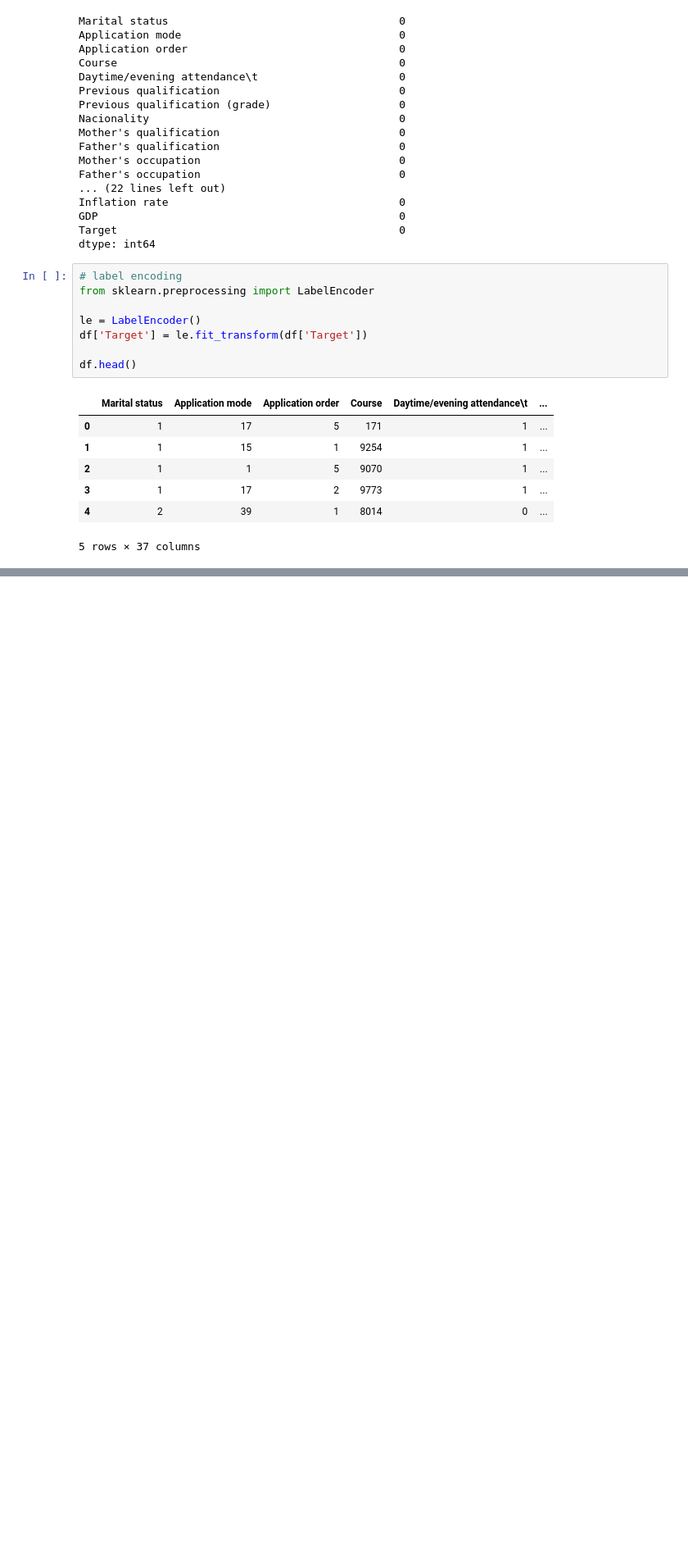
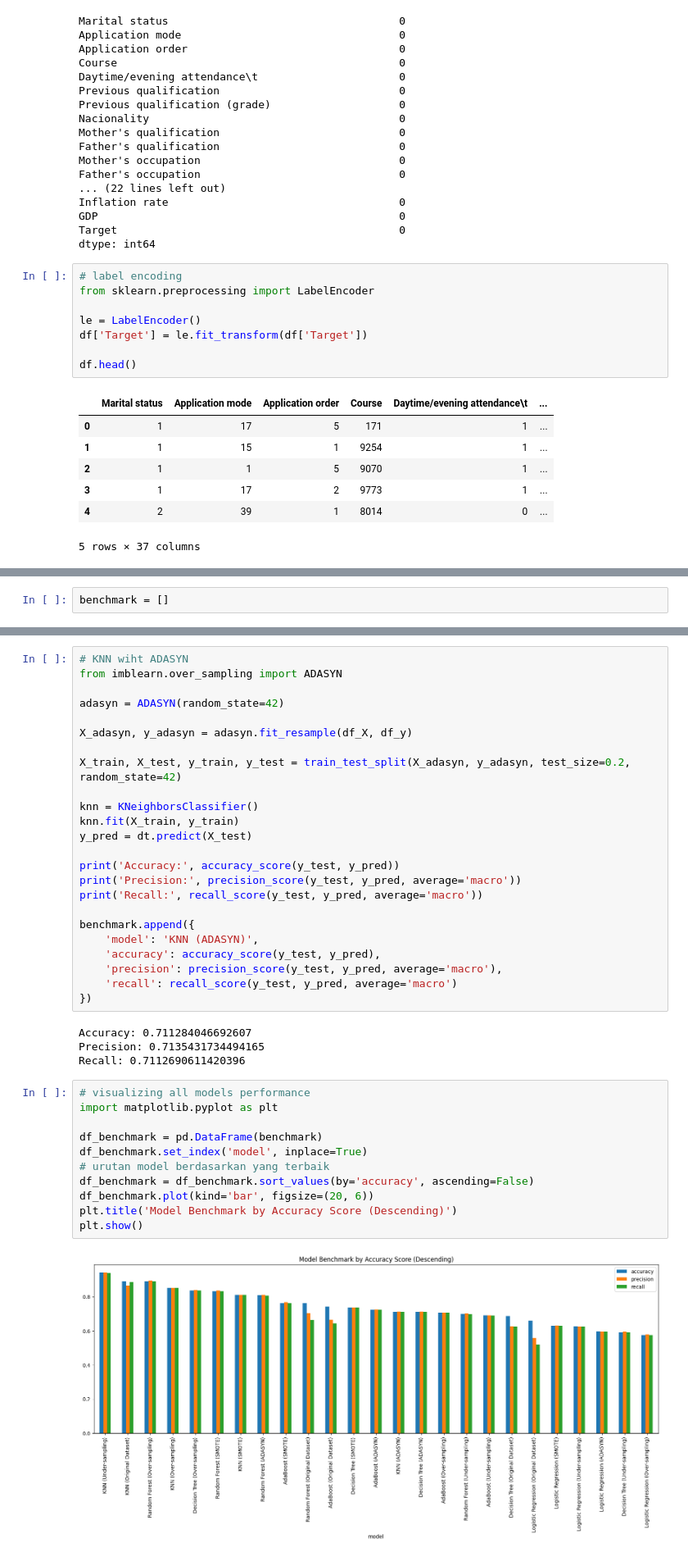
Before and after one commit to aliifam/ppd, a Jupyter notebook: ppd/pekan9/tugas2.ipynb, the cells around one changed output, grey strips where cells are left out. Shown at 82% size. Drawn from its saved outputs; the diff is of its cells as text; blank space fills up the shorter version.

```diff
--- a/ppd/pekan9/tugas2.ipynb
+++ b/ppd/pekan9/tugas2.ipynb
@@ -624,0 +80,2 @@ Recall: 0.7103527022304753
+# %%
+benchmark = []
@@ -624,0 +774,41 @@ Recall: 0.7103527022304753
+# %%
+# KNN wiht ADASYN
+from imblearn.over_sampling import ADASYN
+
+adasyn = ADASYN(random_state=42)
+
+X_adasyn, y_adasyn = adasyn.fit_resample(df_X, df_y)
+
+X_train, X_test, y_train, y_test = train_test_split(X_adasyn, y_adasyn, test_size=0.2, random_state=42)
+
+knn = KNeighborsClassifier()
+knn.fit(X_train, y_train)
+y_pred = dt.predict(X_test)
+
+print('Accuracy:', accuracy_score(y_test, y_pred))
+print('Precision:', precision_score(y_test, y_pred, average='macro'))
+print('Recall:', recall_score(y_test, y_pred, average='macro'))
+
+benchmark.append({
+    'model': 'KNN (ADASYN)',
+    'accuracy': accuracy_score(y_test, y_pred),
+    'precision': precision_score(y_test, y_pred, average='macro'),
+    'recall': recall_score(y_test, y_pred, average='macro')
+})
+# %% [output]
+Accuracy: 0.711284046692607
+Precision: 0.7135431734494165
+Recall: 0.7112690611420396
+# %%
+# visualizing all models performance
+import matplotlib.pyplot as plt
+
+df_benchmark = pd.DataFrame(benchmark)
+df_benchmark.set_index('model', inplace=True)
+# urutan model berdasarkan yang terbaik
+df_benchmark = df_benchmark.sort_values(by='accuracy', ascending=False)
+df_benchmark.plot(kind='bar', figsize=(20, 6))
+plt.title('Model Benchmark by Accuracy Score (Descending)')
+plt.show()
+# %% [output]
+[figure, added]
```
Also changed, not shown: parts of 51 cells of this notebook.
